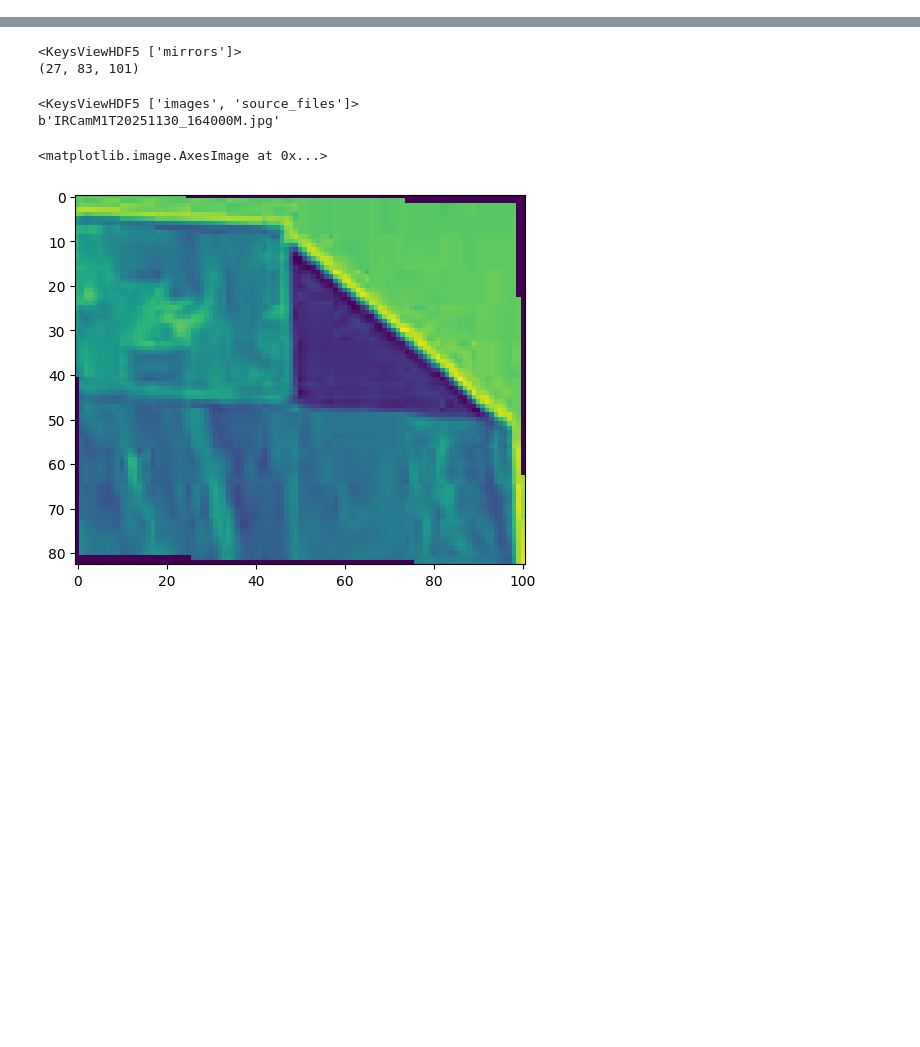
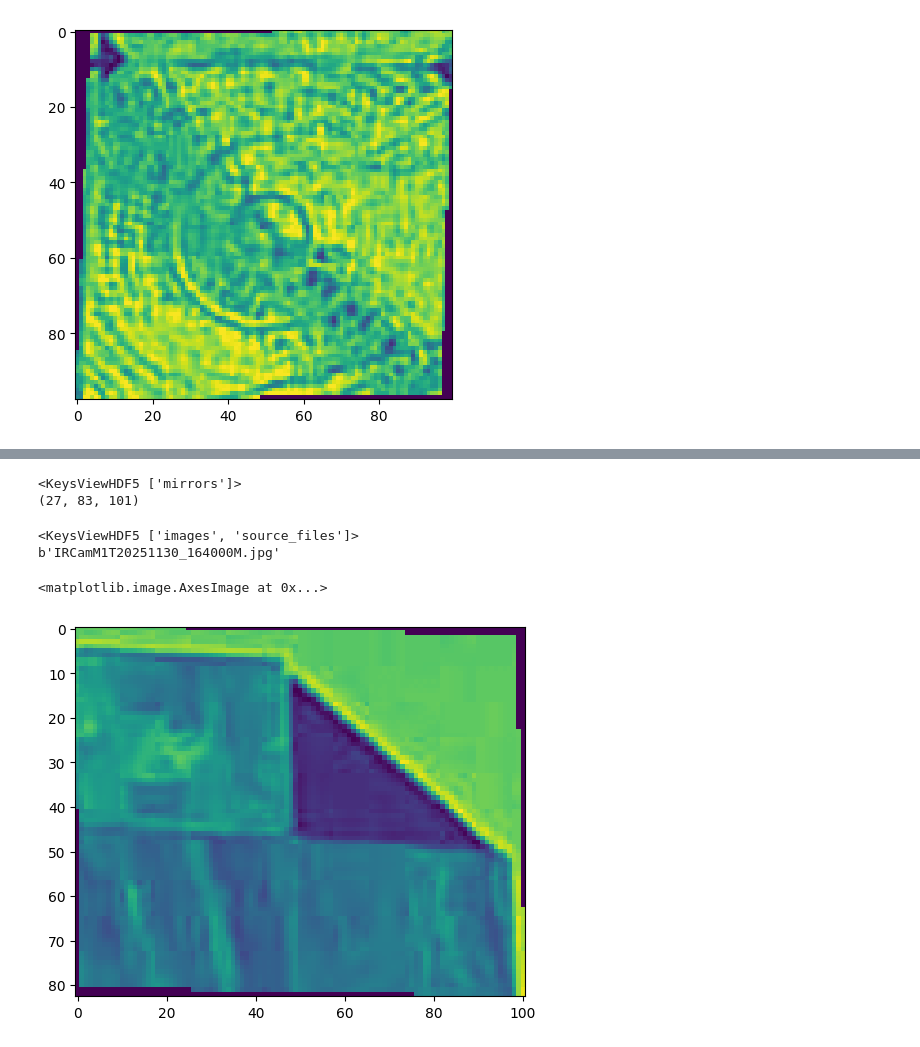
Before and after one commit to pawel21/Computer_vision_for_MAGIC, a Jupyter notebook: notebooks/temporal_mirros_study.ipynb, the cells around one changed output, grey strips where cells are left out. Drawn from its saved outputs; the diff is of its cells as text; code cells hidden in the pictures; blank space fills up the shorter version.

Commit message:
work with notebooks, also for long study

```diff
--- a/notebooks/temporal_mirros_study.ipynb
+++ b/notebooks/temporal_mirros_study.ipynb
@@ -18,0 +27,6 @@ import matplotlib.pyplot as plt
+# %%
+def get_texture_feat(gray_img):
+    feat_extractor = MirrorFeatureExtractor()
+    gray_norm = cv2.normalize(gray_img, None, 0, 255, cv2.NORM_MINMAX).astype(np.uint8)
+    feat_dict = feat_extractor.extract_texture_features(gray_norm)
+    return feat_dict
@@ -18,0 +49,3 @@ import matplotlib.pyplot as plt
+# %%
+img_list = sorted(glob.glob("/home/pgliwny/Praca/Computer_vision_for_MAGIC/data/images_for_long_term_study/*.jpg"))
+img_list[:3]
@@ -18,0 +56,22 @@ import matplotlib.pyplot as plt
+# %%
+BASE_DIR = "/home/pgliwny/Praca/Computer_vision_for_MAGIC/"
+mirror_points_path = os.path.join(BASE_DIR, "data/points_IRCam.json")
+img_path = os.path.join(BASE_DIR, "data/data/2025/12/15/IRCamM1T20251215_122547M.jpg")
+
+with open(mirror_points_path, 'r') as f:
+    data = json.load(f)
+
+def get_point_coords(mirror_id):
+    return data['mirror_ids'][f'id_{mirror_id:03d}']
+# %%
+points = get_point_coords(72)
+
+for img_path in tqdm(img_list):
+    img = Image.open(img_path)
+    crop = extract_polygon_region_cv2(np.array(img), np.array(points))
+    get_texture_feat(crop)
+# %%
+plt.imshow(crop)
+plt.show()
+# %% [output]
+[figure, added]
```
Also changed, not shown: parts of 5 cells of this notebook, 3 other files.
